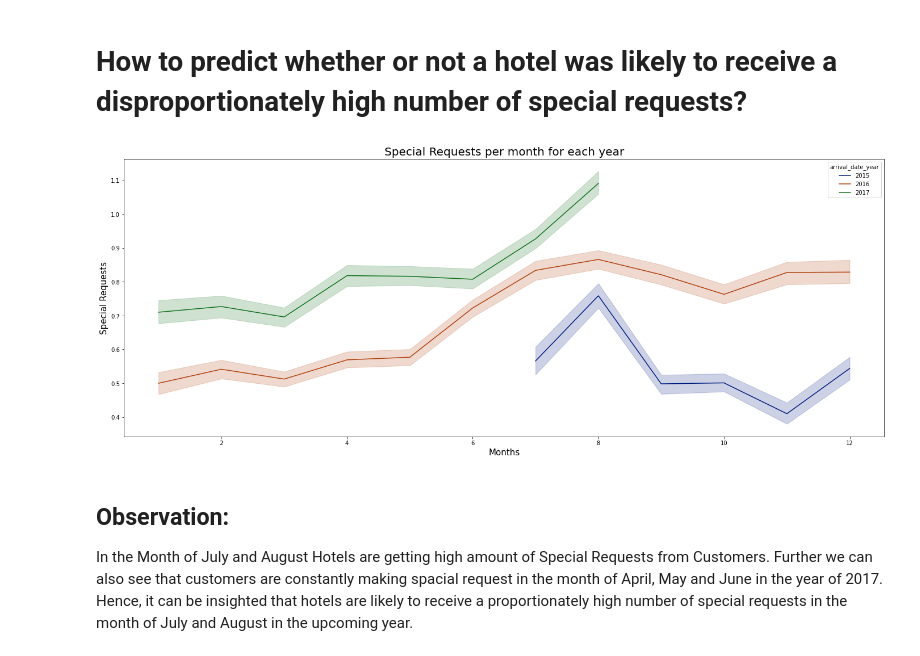
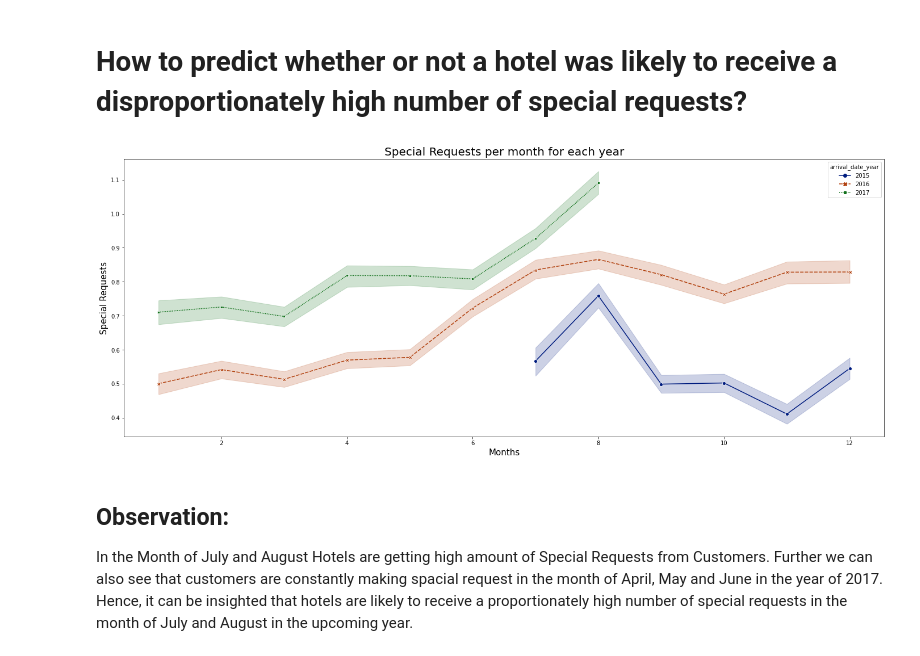
Before and after one commit to LuvMutreja/Hotel-booking-analysis, a Jupyter notebook: Hotel_Booking_Analysis_Capstone_Project.ipynb, the cells around one changed output. Saved outputs shown, nothing was run; the diff lists cells and outputs as text; code cells hidden in the pictures.

```diff
--- a/Hotel_Booking_Analysis_Capstone_Project.ipynb
+++ b/Hotel_Booking_Analysis_Capstone_Project.ipynb
@@ -148,0 +259,3 @@ plt.show()
+# %%
+#creating a new column to store total members
+hoteldf1['total_members']=hoteldf1['adults'] + hoteldf1['children']
@@ -151,6 +266,6 @@ As our data cleaning comes to an end we will only be working on those rows where
 # %%
 #obtaining a new dataframe which has cleaned data
-hoteldf=hoteldf1[(hoteldf1['is_canceled']==0) & (hoteldf1['country'] != 'unknown')]
+hoteldf=hoteldf1[(hoteldf1['is_canceled']==0) & (hoteldf1['country'] != 'unknown') & (hoteldf1['total_members']!=0)]
 # %%
 #checking the dataframe before starting analysis
 hoteldf.info()
@@ -421,16 +552,15 @@ As we already know that in the year 2015 and 2017 booking traffic was not presen
 # %% [markdown]
 # **How to predict whether or not a hotel was likely to receive a disproportionately high number of special requests?**
 # %%
-#
+#viewing special requests for each month and year
 plt.figure(figsize=(24,9))
-# sns.barplot(x='arrival_date_month',y='total_of_special_requests',data=hoteldf,hue='arrival_date_year',palette='gist_heat',ci=0.01)
-sns.lineplot(x='month_number',y='total_of_special_requests',data=hoteldf,hue='arrival_date_year',palette='dark')
+sns.lineplot(x='month_number',y='total_of_special_requests',data=hoteldf,hue='arrival_date_year',style='arrival_date_year',palette='dark',markers=True)
 plt.xlabel('Months',fontsize=15)
 plt.ylabel('Special Requests',fontsize=15)
 plt.title('Special Requests per month for each year',fontsize=20)
 plt.show()
 # %% [output]
-[figure, old version]
+[figure, new version]
 # %% [markdown]
 ## **Observation:**
 In the Month of July and August Hotels are getting high amount of Special Requests from Customers. Further we can also see that customers are constantly making spacial request in the month of April, May and June in the year of 2017.
```
Also changed, not shown: parts of 63 cells of this notebook.
